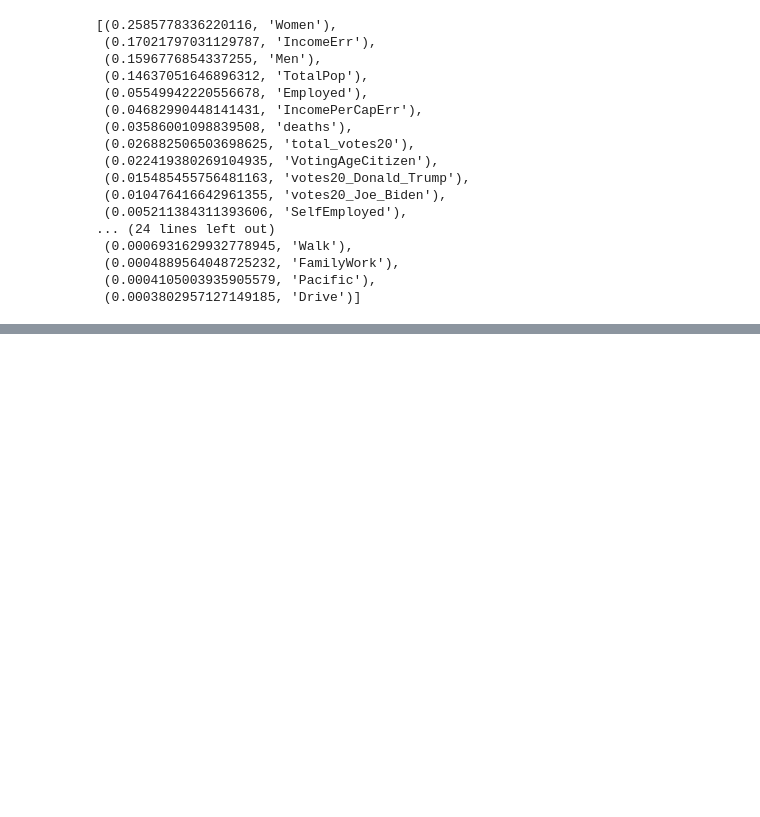
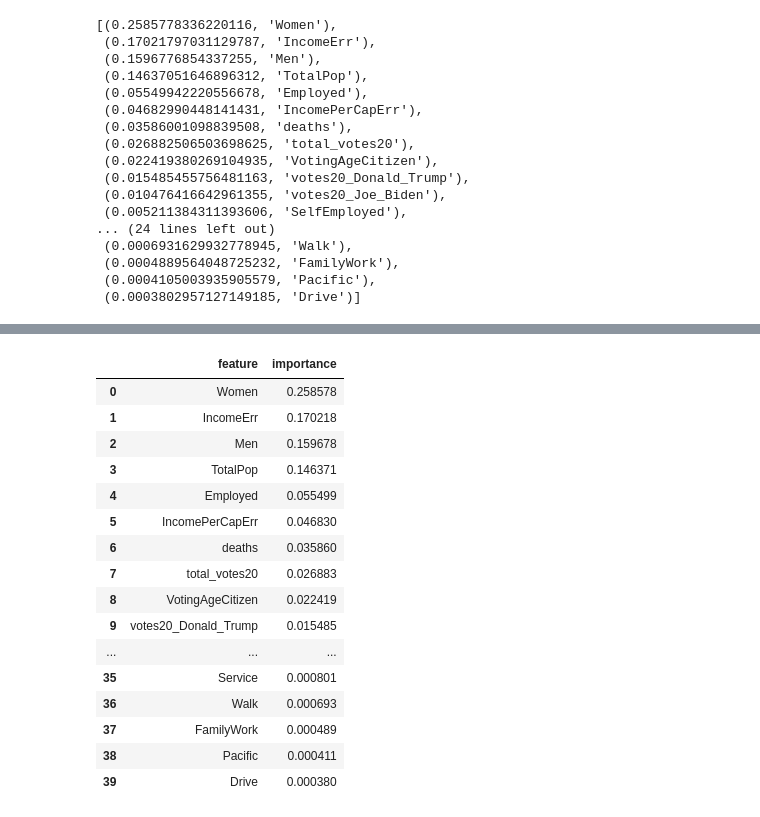
Before and after one commit to stephenanayashilliard/Covid_and_Politics, a Jupyter notebook: ml_seg1/segment_1_ml_deliverable.ipynb, the cells around one changed output, grey strips where cells are left out. Saved outputs shown, nothing was run; the diff lists cells and outputs as text; code cells hidden in the pictures; blank space fills up the shorter version.

```diff
--- a/ml_seg1/segment_1_ml_deliverable.ipynb
+++ b/ml_seg1/segment_1_ml_deliverable.ipynb
@@ -236,7 +238,8 @@ array([0.00133292, 0.00233411, 0.02688251, 0.01548546, 0.01047642,
        0.00160761, 0.00244991, 0.00521138, 0.00048896, 0.0017104 ])
 # %%
 # sort the features by their importance.
-sorted(zip(regressor.feature_importances_, X.columns), reverse=True)
+feature_importances = sorted(zip(regressor.feature_importances_, X.columns), reverse=True)
+feature_importances
 # %% [output]
 [(0.2585778336220116, 'Women'),
  (0.17021797031129787, 'IncomeErr'),
@@ -257,0 +272,23 @@ sorted(zip(regressor.feature_importances_, X.columns), reverse=True)
+# %%
+# put feature importances in a dataframe
+feature_importance_df = pd.DataFrame(feature_importances, columns = ['importance', 'feature'])
+feature_importance_df = feature_importance_df[['feature', 'importance']]
+feature_importance_df
+# %% [output]
+|  | feature | importance |
+| 0 | Women | 0.258578 |
+| 1 | IncomeErr | 0.170218 |
+| 2 | Men | 0.159678 |
+| 3 | TotalPop | 0.146371 |
+| 4 | Employed | 0.055499 |
+| 5 | IncomePerCapErr | 0.046830 |
+| 6 | deaths | 0.035860 |
+| 7 | total_votes20 | 0.026883 |
+| 8 | VotingAgeCitizen | 0.022419 |
+| 9 | votes20_Donald_Trump | 0.015485 |
+| ... | ... | ... |
+| 35 | Service | 0.000801 |
+| 36 | Walk | 0.000693 |
+| 37 | FamilyWork | 0.000489 |
+| 38 | Pacific | 0.000411 |
+| 39 | Drive | 0.000380 |
```
Also changed, not shown: parts of 4 cells of this notebook.
